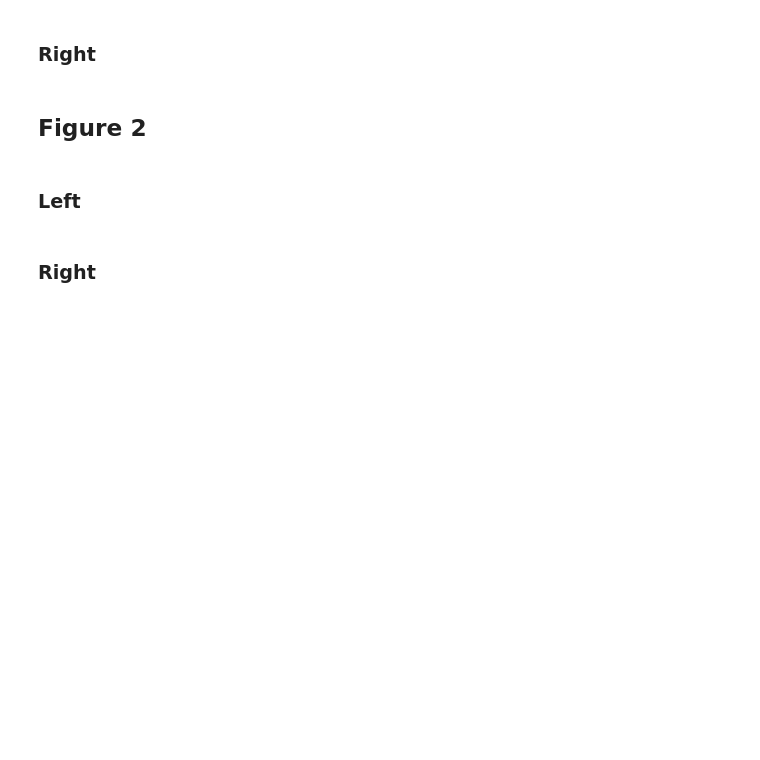
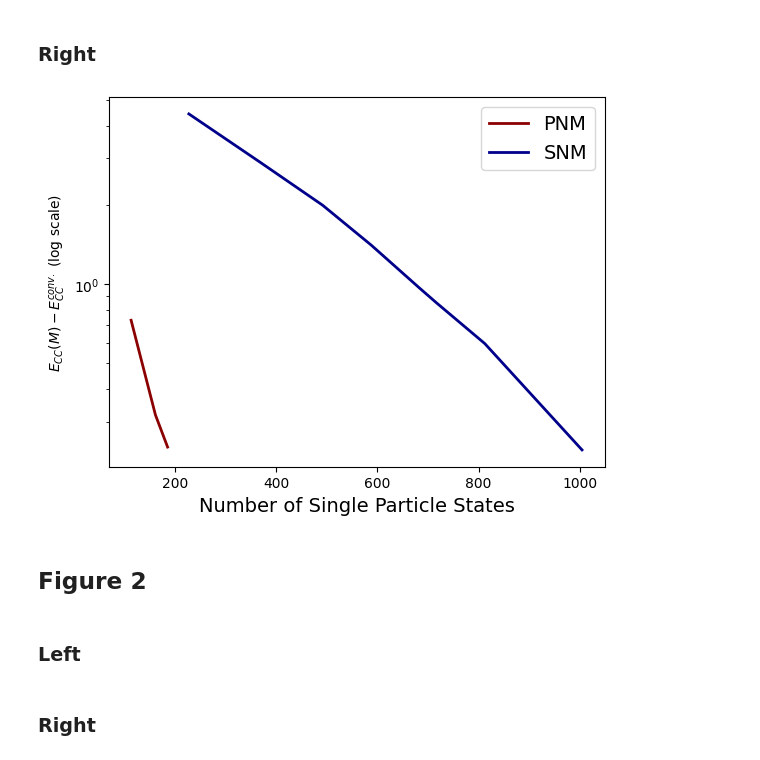
Before and after one commit to butler-julie/INM-SRE, a Jupyter notebook: INM-SRE.ipynb, the cells around one changed output. Cells and saved outputs as stored; diff of their text form; code cells hidden in the pictures; blank space fills up the shorter version.

```diff
--- a/INM-SRE.ipynb
+++ b/INM-SRE.ipynb
@@ -117,2 +132,14 @@ def get_states_dict ():
 # %% [markdown]
 ### Right
+# %%
+error_pnm = ccdt_pert_pnm_data[3][:,-2][:-1]-ccdt_pert_pnm_data[3][:,-2][-1]
+error_snm = ccdt_pert_snm_data[3][:,-2][:-1]-ccdt_pert_snm_data[3][:,-2][-1]
+plt.plot(M[:-1], error_pnm, linewidth=2, color='darkred', label='PNM')
+plt.plot(M_2[:-1], error_snm, linewidth=2, color='darkblue', label='SNM')
+plt.yscale('log')
+plt.xlabel("Number of Single Particle States", fontsize=14)
+plt.ylabel(r"$E_{CC}(M) - E_{CC}^{conv.}$ (log scale)")
+plt.legend(fontsize=14)
+plt.savefig(images_dir+"prx_figure_1.png", dpi=1000)
+# %% [output]
+[figure, added]
```
Also changed, not shown: parts of 8 cells of this notebook, 51 other files.
